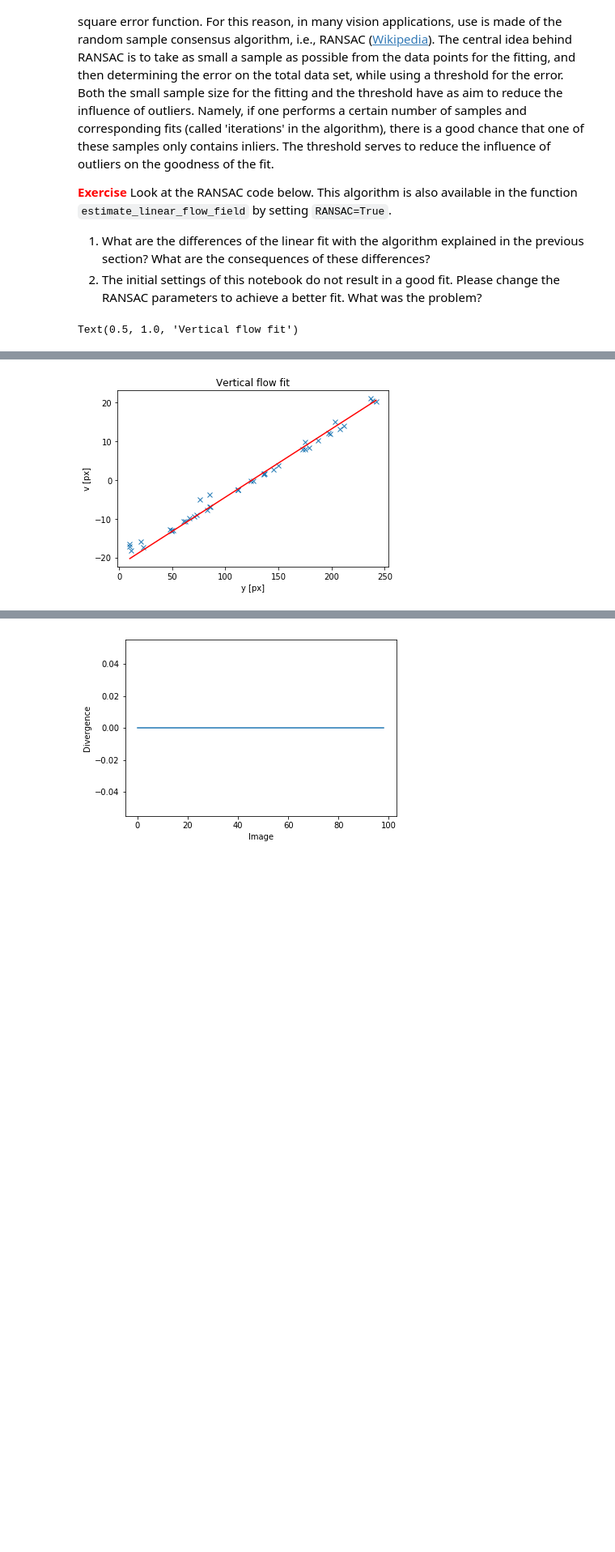
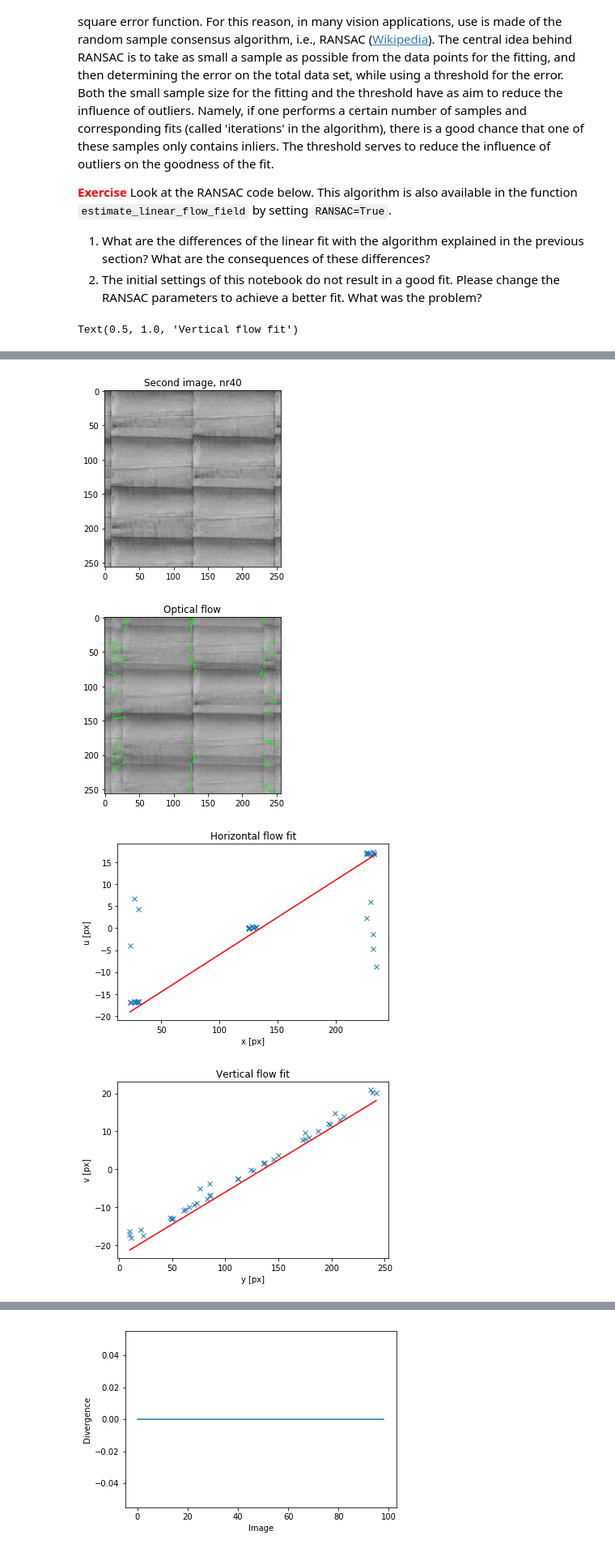
Before and after one commit to guidoAI/optic_flow_notebook, a Jupyter notebook: Optical flow.ipynb, the cells around one changed output, grey strips where cells are left out. Shown at 81% size. Cells and saved outputs as stored; diff of their text form; code cells hidden in the pictures; blank space fills up the shorter version.

```diff
--- a/Optical flow.ipynb
+++ b/Optical flow.ipynb
@@ -252,6 +252,10 @@ Look at the RANSAC code below. This algorithm is also available in the function
 1. What are the differences of the linear fit with the algorithm explained in the previous section? What are the consequences of these differences?
 2. The initial settings of this notebook do not result in a good fit. Please change the RANSAC parameters to achieve a better fit. What was the problem?
 # %%
+points_old, points_new, flow_vectors = OF.show_flow(30,40);
+
+n_points = points_old.shape[0];
+
 #RANSAC parameters - change to do the exercise:
 n_iterations=2;
 error_threshold=100.0;
@@ -328,4 +332,7 @@ Text(0.5, 1.0, 'Vertical flow fit')
-[figure, old version]
+[figure, new version]
+[figure, added]
+[figure, added]
+[figure, added]
 # %% [markdown]
 ## Applying the fits to an entire 'landing sequence'
 Now we are ready to apply the (RANSAC) linear fit to an entire landing sequence. In the Python file this is done by the function `extract_flow_information`. We reproduce the code below, so that you can change it.
```
Also changed, not shown: parts of 5 cells of this notebook.
